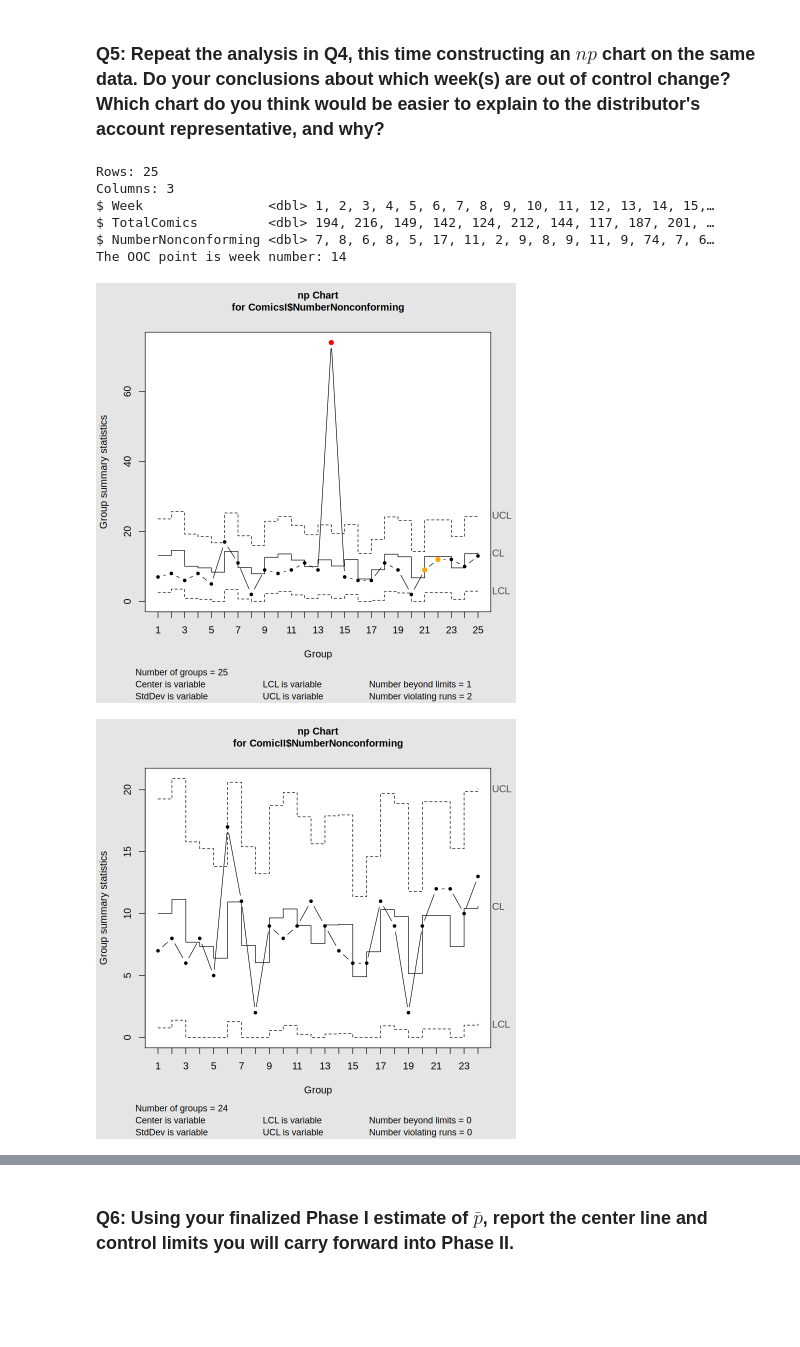
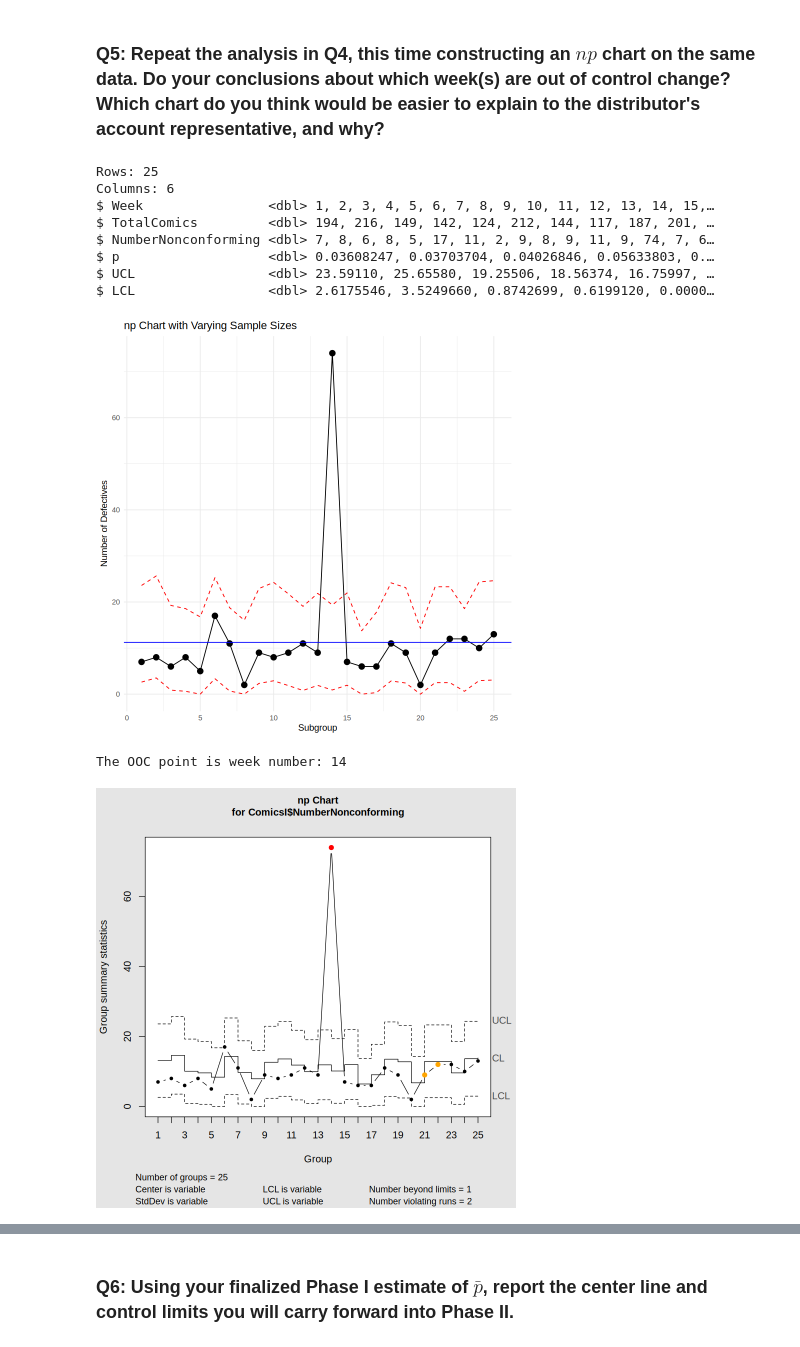
Before and after one commit to DesyneMartinez/STAT-7110-Quality-Control, a Jupyter notebook: Assignments/HW3/STAT-7110-HW3.ipynb, the cells around one changed output, grey strips where cells are left out. Drawn from its saved outputs; the diff is of its cells as text; code cells hidden in the pictures; blank space fills up the shorter version.

```diff
--- a/Assignments/HW3/STAT-7110-HW3.ipynb
+++ b/Assignments/HW3/STAT-7110-HW3.ipynb
@@ -140,34 +141,74 @@ $ NumberNonconforming <dbl> 7, 8, 6, 8, 5, 17, 11, 2, 9, 8, 9, 11, 9, 74, 7, 6
 
 ## Data Integrity Check ##
 
 ComicsI |>
   glimpse()
 
 ## Constructing the phase I NP chart utilizing the same Dataset from Q4 ##
+
+#np-chart plots the raw count of defectives and requires a constant sample size.
+#In this scenario the sample size varies for the number of Comics at the shop.
+#If we were to use the qcc function here by changing the type to np it would still assume constant variable sizes instead of varying ##
+#So for this chart we have to do it manually #
+
+# Calculate proportion defective for each subgroup
+ComicsI$p <- ComicsI$NumberNonconforming / ComicsI$TotalComics
+
+# Calculate overall proportion defective (p-bar)
+p_bar <- sum(ComicsI$NumberNonconforming) / sum(ComicsI$TotalComics)
+
+# Calculate np-bar (average number of defectives)
+np_bar <- p_bar * mean(ComicsI$TotalComics)
+
+# Calculate control limits for each subgroup (varying n)
+# Formula: UCL = n_i * p_bar + 3 * sqrt(n_i * p_bar * (1 - p_bar))
+#          LCL = n_i * p_bar - 3 * sqrt(n_i * p_bar * (1 - p_bar))
+ComicsI$UCL <- with(ComicsI, TotalComics * p_bar + 3 * sqrt(TotalComics * p_bar * (1 - p_bar)))
+ComicsI$LCL <- with(ComicsI, TotalComics * p_bar - 3 * sqrt(TotalComics * p_bar * (1 - p_bar)))
+
+# Ensure LCL is not negative
+ComicsI$LCL[ComicsI$LCL < 0] <- 0
+
+# Plot np chart
+ggplot(ComicsI, aes(x = Week, y = NumberNonconforming)) +
+  geom_point(size = 3) +
+  geom_line() +
+  geom_line(aes(y = UCL), color = "red", linetype = "dashed") +
+  geom_line(aes(y = LCL), color = "red", linetype = "dashed") +
+  geom_hline(yintercept = np_bar, color = "blue") +
+  labs(
+    title = "np Chart with Varying Sample Sizes",
+    x = "Subgroup",
+    y = "Number of Defectives"
+  ) +
+  theme_minimal()
 
   Comic_chartnp <- qcc(ComicsI$`NumberNonconforming`,
                     type="np",
                     sizes=ComicsI$`TotalComics`,
                     plot=TRUE)
 
 
 
 ooc_points <- Comic_chartnp$violations$beyond.limits
 cat("The OOC point is week number:", ooc_points, "\n")
 
 
 ComicII <- ComicsI[-ooc_points,]
 
 Comic_chart2 <- qcc(ComicII$`NumberNonconforming`,
                     type="np",
                     sizes=ComicII$`TotalComics`,
                     plot=TRUE)
 # %% [output]
 Rows: 25
-Columns: 3
+Columns: 6
 $ Week                <dbl> 1, 2, 3, 4, 5, 6, 7, 8, 9, 10, 11, 12, 13, 14, 15,…
 $ TotalComics         <dbl> 194, 216, 149, 142, 124, 212, 144, 117, 187, 201, …
 $ NumberNonconforming <dbl> 7, 8, 6, 8, 5, 17, 11, 2, 9, 8, 9, 11, 9, 74, 7, 6…
-The OOC point is week number: 14
+$ p                   <dbl> 0.03608247, 0.03703704, 0.04026846, 0.05633803, 0.…
+$ UCL                 <dbl> 23.59110, 25.65580, 19.25506, 18.56374, 16.75997, …
+$ LCL                 <dbl> 2.6175546, 3.5249660, 0.8742699, 0.6199120, 0.0000…
-[figure, old version]
+[figure, new version]
+The OOC point is week number: 14
-[figure, old version]
+[figure, new version]
```
Also changed, not shown: parts of 3 cells of this notebook.
